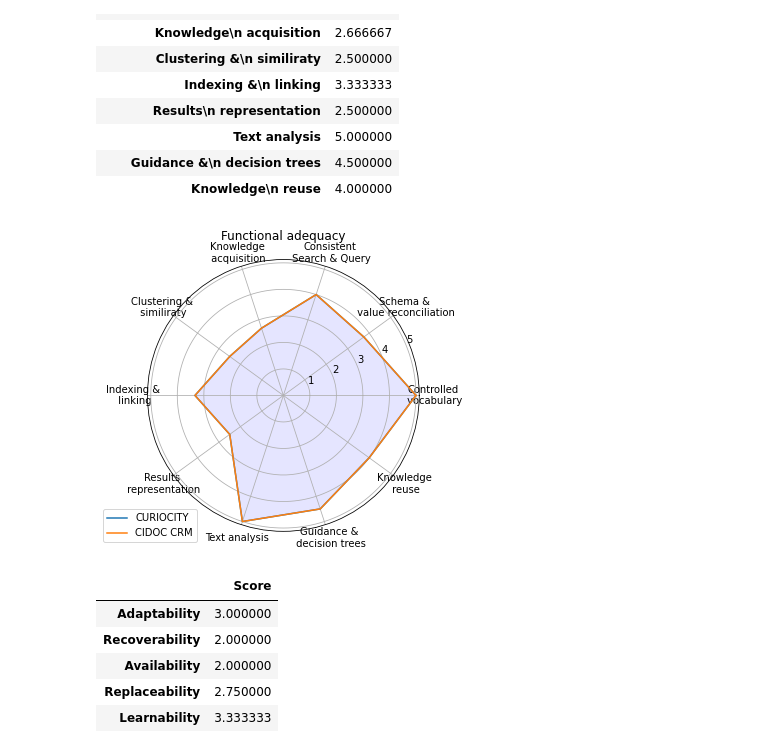
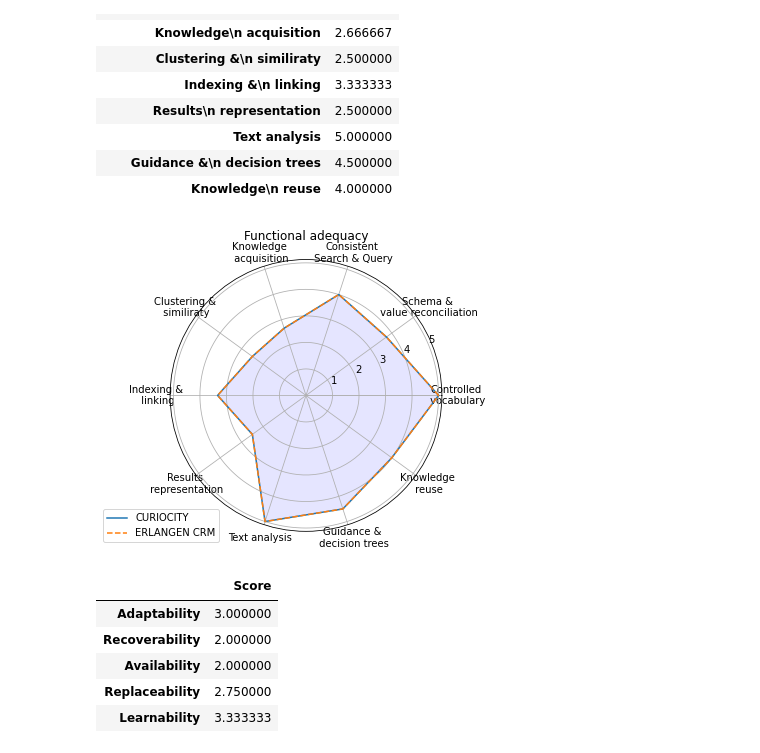
Before and after one commit to giulianodelagala/CURIOCITY, a Jupyter notebook: Evaluation/OquaRE/OquaRE.ipynb, the cells around one changed output. Drawn from its saved outputs; the diff is of its cells as text; code cells hidden in the pictures.

```diff
--- a/Evaluation/OquaRE/OquaRE.ipynb
+++ b/Evaluation/OquaRE/OquaRE.ipynb
@@ -8,7 +8,7 @@ import matplotlib.pyplot as plt
 import numpy as np
 import pandas as pd
 # %%
-E = Evaluacion("../Curiocity_Turtle.owl")
+E = Evaluacion("../../Curiocity_Turtle.owl")
 E.ShowScore()
 # %% [output]
 |  | Value | Score |
@@ -27,7 +27,7 @@ E.ShowScore()
 | ANOnto | 1.920455 | 5 |
 | TMOnto2 | 1.136364 | 5 |
 # %%
-CRM = Evaluacion("../Erlangen_TURTLE.owl")
+CRM = Evaluacion("../../Erlangen_TURTLE.owl")
 CRM.ShowScore()
 # %% [output]
 |  | Value | Score |
@@ -57,17 +57,18 @@ def RadialGraph(subchar:[], score1:[], score2:[], title:str, legend:str, pos=[0.
     # Initialise the spider plot by setting figure size and polar projection
     plt.figure(figsize=(10, 5))
     plt.subplot(polar=True)
-    theta = np.linspace(0, 2 * np.pi, len(score1))
+    theta = np.linspace(start = 0, stop = 2 * np.pi, num = len(score1))
 
     # Arrange the grid into number of sales equal parts in degrees
-    lines, labels = plt.thetagrids(range(0, 360, int(360/len(subchar))), (subchar))
+    #lines, labels = plt.thetagrids(range(0, 360, int(360/len(subchar))), (subchar))
+    lines, labels = plt.thetagrids(np.degrees(theta), labels = subchar)
 
     # Plot onto1
     plt.plot(theta, score1)
     plt.fill(theta, score1, 'b', alpha=0.1)
 
     # Plot onto2
-    plt.plot(theta, score2)
+    plt.plot(theta, score2, linestyle = '--')
     #plt.fill(theta, score2, 'b', alpha=0.1)
 
     # Add legend and title for the plot
@@ -132,9 +142,9 @@ pd.DataFrame(CRM.score_fa[:-1], index= CRM.sub_fa, columns=['Score'])
 | Guidance &\n decision trees | 4.500000 |
 | Knowledge\n reuse | 4.000000 |
 # %%
-RadialGraph(E.sub_fa, E.score_fa, CRM.score_fa, legend = ["CURIOCITY","CIDOC CRM"], title = "Functional adequacy", pos = [0.2,0.1])
+RadialGraph(E.sub_fa, E.score_fa, CRM.score_fa, legend = ["CURIOCITY","ERLANGEN CRM"], title = "Functional adequacy", pos = [0.2,0.1])
 # %% [output]
-[figure, old version]
+[figure, new version]
 # %%
 #Adaptability, Reliability, Replaceability, Operability
 pd.DataFrame(E.score_arro[:-1], index=E.sub_arro, columns=['Score'])
```
Also changed, not shown: parts of 10 cells of this notebook, 1 other file.
